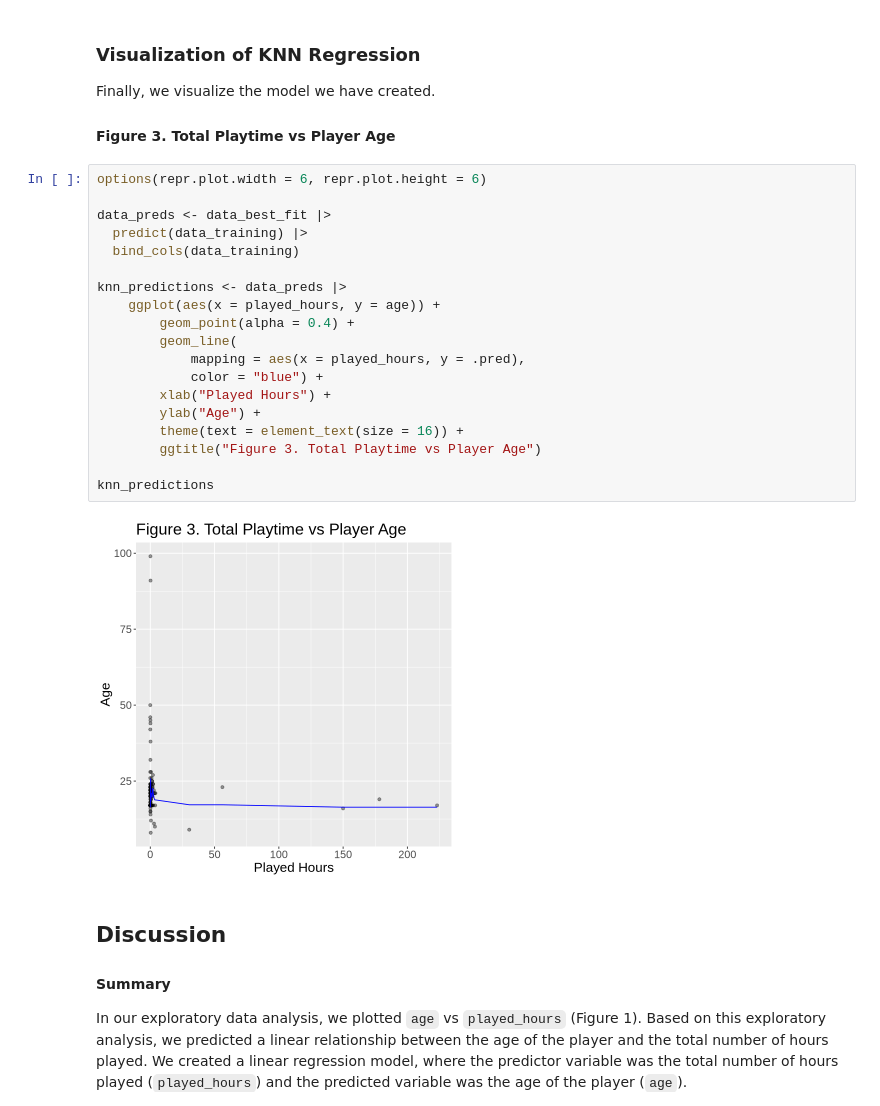
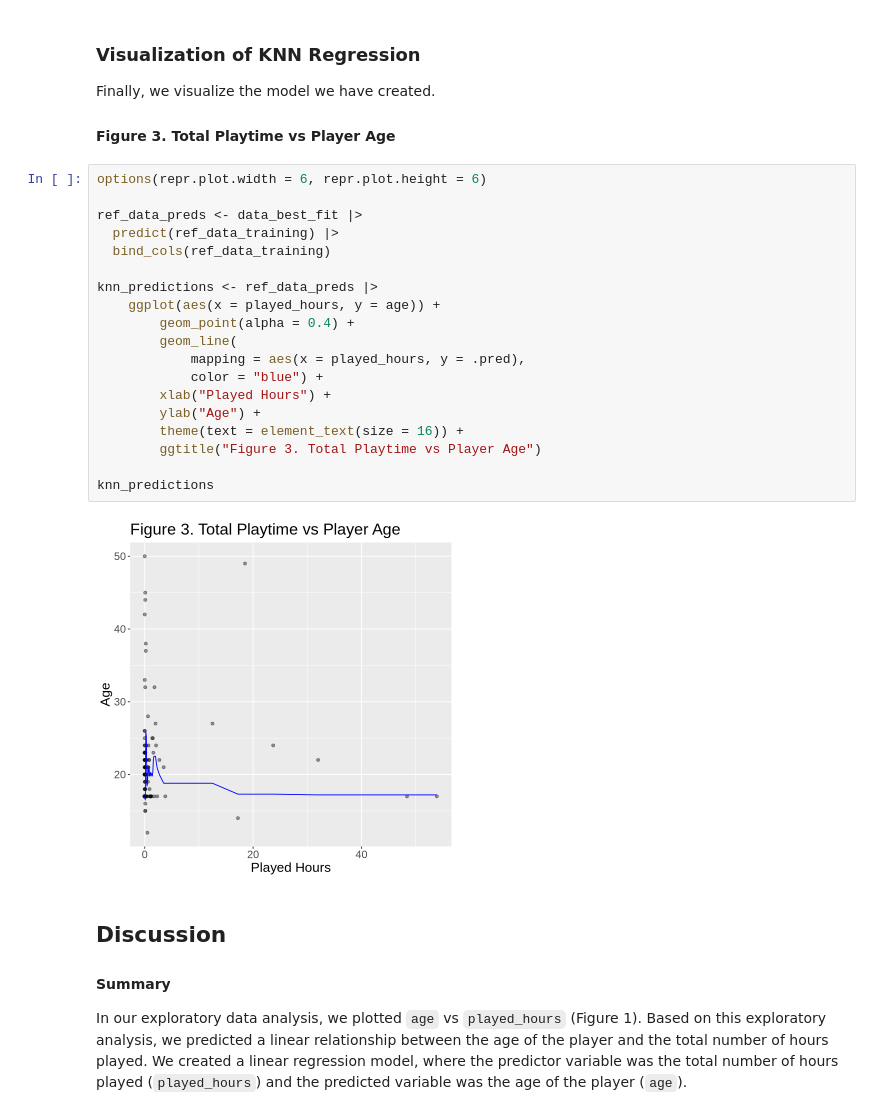
Before and after one commit to Kavisha1141/dsci100_final_project, a Jupyter notebook: project_final_report.ipynb, the cells around one changed output. Saved outputs shown, nothing was run; the diff lists cells and outputs as text.

```diff
--- a/project_final_report.ipynb
+++ b/project_final_report.ipynb
@@ -496,24 +496,24 @@ Finally, we visualize the model we have created.
 # %%
 options(repr.plot.width = 6, repr.plot.height = 6)
 
-data_preds <- data_best_fit |>
-  predict(data_training) |>
-  bind_cols(data_training)
+ref_data_preds <- data_best_fit |>
+  predict(ref_data_training) |>
+  bind_cols(ref_data_training)
 
-knn_predictions <- data_preds |>
+knn_predictions <- ref_data_preds |>
 	ggplot(aes(x = played_hours, y = age)) +
     	geom_point(alpha = 0.4) +
     	geom_line(
         	mapping = aes(x = played_hours, y = .pred),
         	color = "blue") +
     	xlab("Played Hours") +
     	ylab("Age") +
     	theme(text = element_text(size = 16)) +
     	ggtitle("Figure 3. Total Playtime vs Player Age")
 
 knn_predictions
 # %% [output]
-[figure, old version]
+[figure, new version]
 # %% [markdown]
 <h2>Discussion</h2>
 
```
